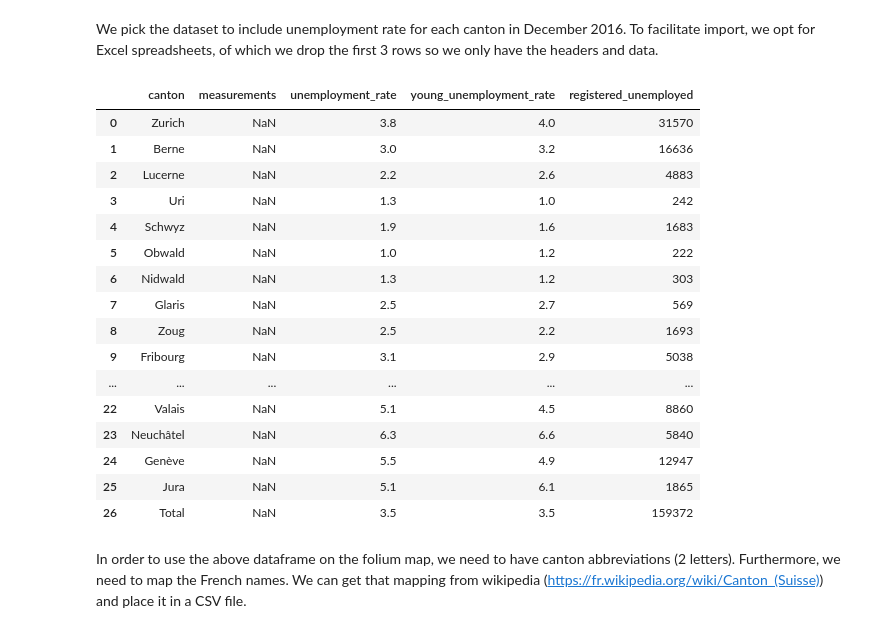
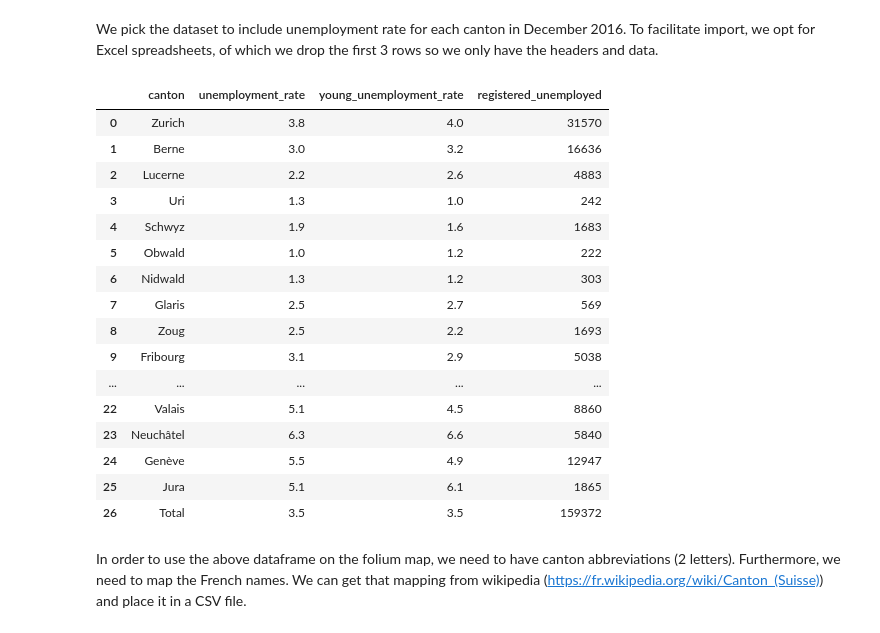
Before and after one commit to mosimann/ADA, a Jupyter notebook: 03 - Interactive Viz/Homework 3.ipynb, the cells around one changed output. Drawn from its saved outputs; the diff is of its cells as text; code cells hidden in the pictures.

```diff
--- a/03 - Interactive Viz/Homework 3.ipynb
+++ b/03 - Interactive Viz/Homework 3.ipynb
@@ -185,30 +185,31 @@ As we can see, Switzerland's employment rate is on the low end compared to the r
 We pick the dataset to include unemployment rate for each canton in December 2016. To facilitate import, we opt for Excel spreadsheets, of which we drop the first 3 rows so we only have the headers and data.
 # %%
 # Import dataset
-unemployment_ch = pd.read_excel('ch_unemployment_1.xlsx', skiprows=[0,1,2])
-unemployment_ch = unemployment_ch.drop(unemployment_ch.columns[5:8], 1)
-unemployment_ch.columns = ['canton', 'measurements', 'unemployment_rate', 'young_unemployment_rate', 'registered_unemployed']
+unemployment_ch = pd.read_excel('data/ch_unemployment_1.xlsx', skiprows=[0,1,2])
+unemployment_ch = unemployment_ch.drop(unemployment_ch.columns[1], 1)
+unemployment_ch = unemployment_ch.drop(unemployment_ch.columns[4:7], 1)
+unemployment_ch.columns = ['canton', 'unemployment_rate', 'young_unemployment_rate', 'registered_unemployed']
 
 # Let's see what it looks like
 unemployment_ch
 # %% [output]
-|  | canton | measurements | unemployment_rate | young_unemployment_rate | registered_unemployed |
-| 0 | Zurich | NaN | 3.8 | 4.0 | 31570 |
-| 1 | Berne | NaN | 3.0 | 3.2 | 16636 |
-| 2 | Lucerne | NaN | 2.2 | 2.6 | 4883 |
-| 3 | Uri | NaN | 1.3 | 1.0 | 242 |
-| 4 | Schwyz | NaN | 1.9 | 1.6 | 1683 |
-| 5 | Obwald | NaN | 1.0 | 1.2 | 222 |
-| 6 | Nidwald | NaN | 1.3 | 1.2 | 303 |
-| 7 | Glaris | NaN | 2.5 | 2.7 | 569 |
-| 8 | Zoug | NaN | 2.5 | 2.2 | 1693 |
-| 9 | Fribourg | NaN | 3.1 | 2.9 | 5038 |
-| ... | ... | ... | ... | ... | ... |
-| 22 | Valais | NaN | 5.1 | 4.5 | 8860 |
-| 23 | Neuchâtel | NaN | 6.3 | 6.6 | 5840 |
-| 24 | Genève | NaN | 5.5 | 4.9 | 12947 |
-| 25 | Jura | NaN | 5.1 | 6.1 | 1865 |
-| 26 | Total | NaN | 3.5 | 3.5 | 159372 |
+|  | canton | unemployment_rate | young_unemployment_rate | registered_unemployed |
+| 0 | Zurich | 3.8 | 4.0 | 31570 |
+| 1 | Berne | 3.0 | 3.2 | 16636 |
+| 2 | Lucerne | 2.2 | 2.6 | 4883 |
+| 3 | Uri | 1.3 | 1.0 | 242 |
+| 4 | Schwyz | 1.9 | 1.6 | 1683 |
+| 5 | Obwald | 1.0 | 1.2 | 222 |
+| 6 | Nidwald | 1.3 | 1.2 | 303 |
+| 7 | Glaris | 2.5 | 2.7 | 569 |
+| 8 | Zoug | 2.5 | 2.2 | 1693 |
+| 9 | Fribourg | 3.1 | 2.9 | 5038 |
+| ... | ... | ... | ... | ... |
+| 22 | Valais | 5.1 | 4.5 | 8860 |
+| 23 | Neuchâtel | 6.3 | 6.6 | 5840 |
+| 24 | Genève | 5.5 | 4.9 | 12947 |
+| 25 | Jura | 5.1 | 6.1 | 1865 |
+| 26 | Total | 3.5 | 3.5 | 159372 |
 # %% [markdown]
 In order to use the above dataframe on the folium map, we need to have canton abbreviations (2 letters). Furthermore, we need to map the French names. We can get that mapping from wikipedia (https://fr.wikipedia.org/wiki/Canton_(Suisse)) and place it in a CSV file.
 # %%
```
Also changed, not shown: parts of 11 cells of this notebook, 4 other files.
